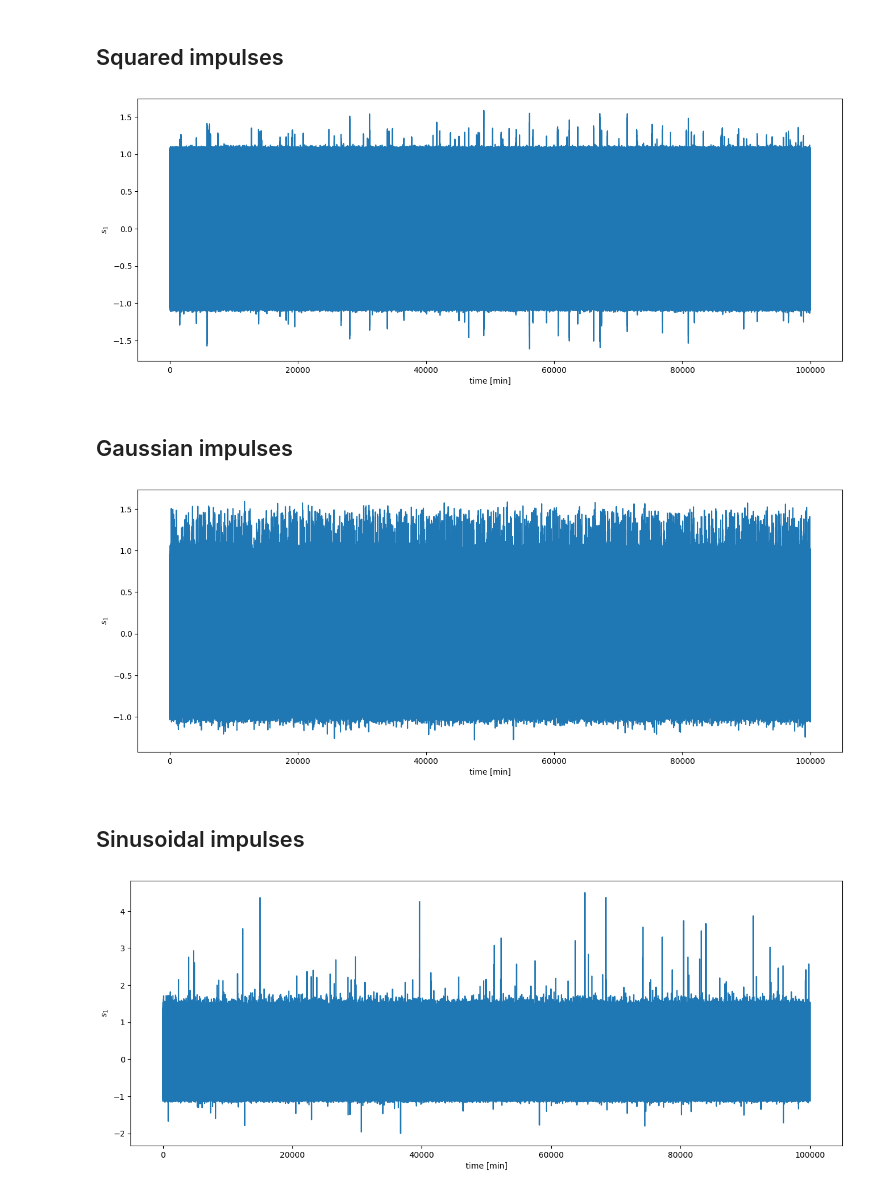
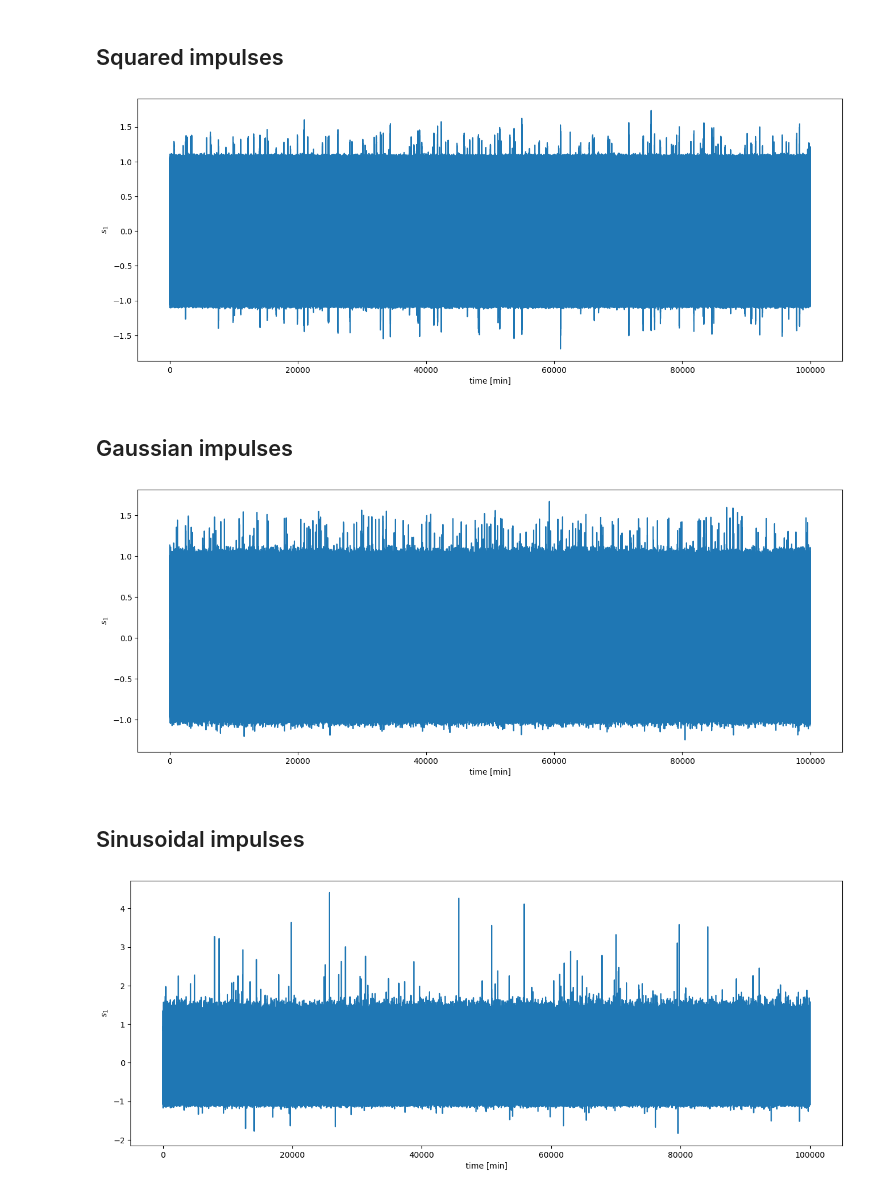
Before and after one commit to idaholab/DACKAR, a Jupyter notebook: examples/demo/data/numeric/benchmark_TSs_generator.ipynb, the cells around one changed output. Cells and saved outputs as stored; diff of their text form; code cells hidden in the pictures.

Commit message:
benchamrk temporal profiles

```diff
--- a/examples/demo/data/numeric/benchmark_TSs_generator.ipynb
+++ b/examples/demo/data/numeric/benchmark_TSs_generator.ipynb
@@ -46,13 +46,13 @@ def abnSquaredImpulseGenerator():
         print('Error')
     return data, record
 # %%
-n_profiles = 5000
+n_profiles = 4000
 data = np.zeros(500*n_profiles)
 recordData = {}
 
 for n in range(n_profiles):
     abn_index = np.random.rand()
-    if abn_index<0.05:
+    if abn_index<0.1:
         mod,record = abnSquaredImpulseGenerator()
         recordData[n]=record
     else:
@@ -72,7 +72,7 @@ plt.xlabel('time [min]')
 plt.ylabel('$s_1$')
 plt.show()
 # %% [output]
-[figure, old version]
+[figure, new version]
 # %% [markdown]
 ## Gaussian impulses
 # %%
@@ -112,31 +112,31 @@ def abnGaussianImpulseGenerator():
 # %%
 n_profiles = 10000
 data = np.zeros(200*n_profiles)
 recordData = {}
 
 for n in range(n_profiles):
     abn_index = np.random.rand()
-    if abn_index<0.5:
+    if abn_index<0.1:
         mod,record = abnGaussianImpulseGenerator()
         recordData[n]=record
     else:
         mod = impulse(fc=5,  bw=.2)
     data[n*200:(n+1)*200] = mod
 
 np.savetxt("gaussianImpulseData.csv", data, delimiter=",")
 output_file = "gaussianImpulseAbnRecords.json"
 with open(output_file, 'w') as file:
     json.dump(recordData, file, indent=4)
 
 fig, ax = plt.subplots(figsize=(16, 6))
 time = np.linspace(0, 100000, 200*n_profiles, endpoint=False)
 plt.plot(time, data)
 
 plt.xlabel('time [min]')
 plt.ylabel('$s_1$')
 plt.show()
 # %% [output]
-[figure, old version]
+[figure, new version]
 # %% [markdown]
 ## Sinusoidal impulses
 # %%
@@ -180,13 +180,13 @@ def abnSinusoidalImpulseGenerator():
         print('Error')
     return data, record
 # %%
-n_profiles = 10000
+n_profiles = 5000
 data = np.zeros(365*n_profiles)
 recordData = {}
 
 for n in range(n_profiles):
     abn_index = np.random.rand()
-    if abn_index<0.05:
+    if abn_index<0.1:
         mod,record = abnSinusoidalImpulseGenerator()
         recordData[n]=record
     else:
@@ -206,4 +206,4 @@ plt.xlabel('time [min]')
 plt.ylabel('$s_1$')
 plt.show()
 # %% [output]
-[figure, old version]
+[figure, new version]
```
Also changed, not shown: 2 other files.
